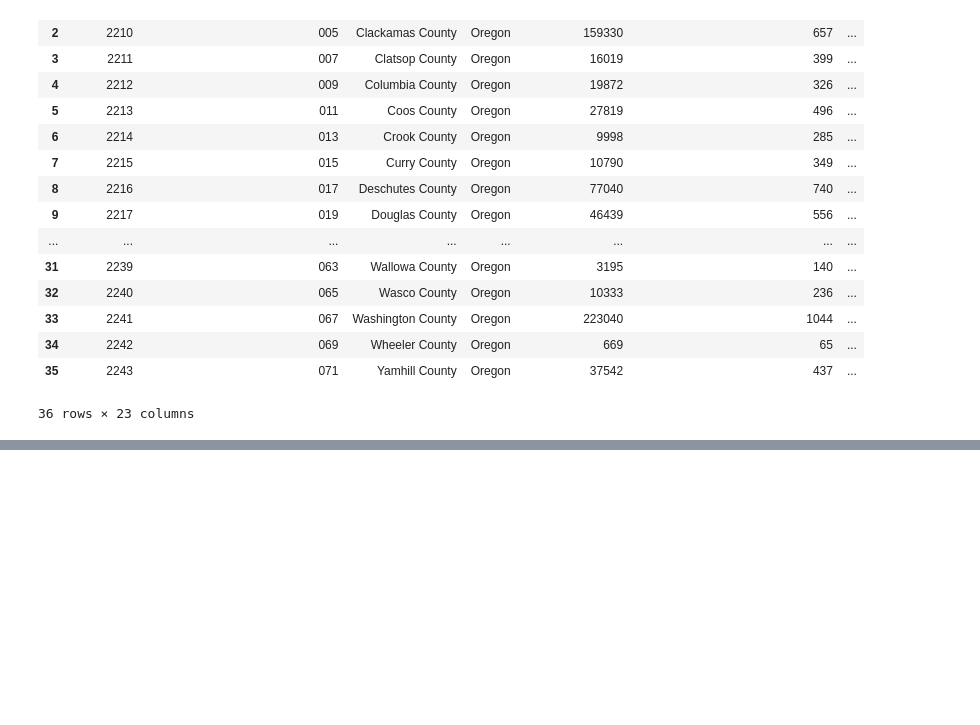
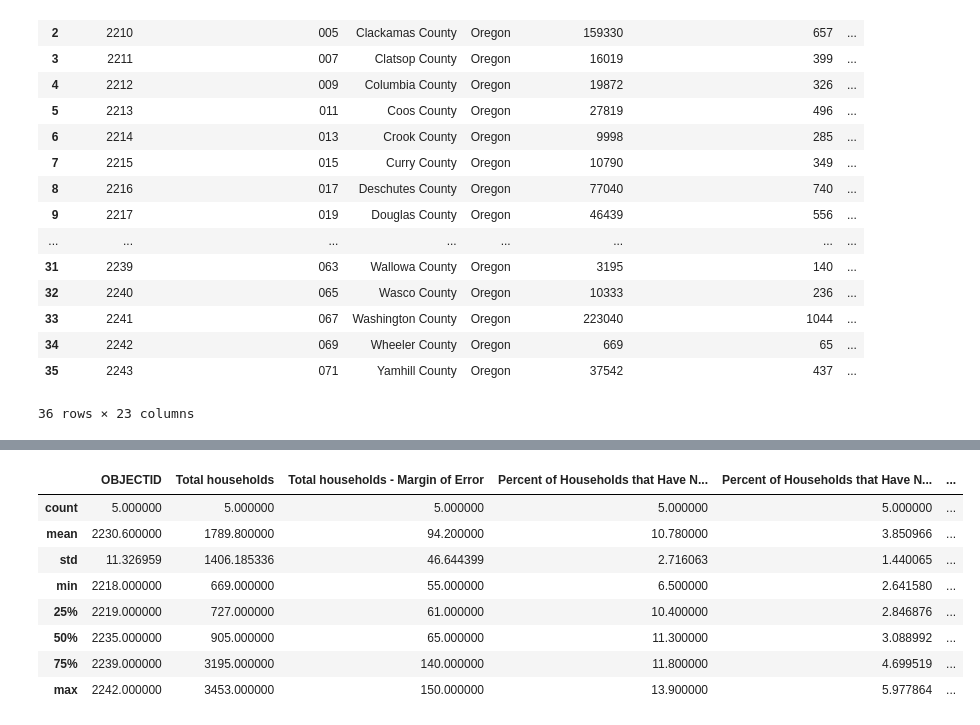
Before and after one commit to ethanheine/community-internet-access, a Jupyter notebook: analysis_testing.ipynb, the cells around one changed output, grey strips where cells are left out. Drawn from its saved outputs; the diff is of its cells as text; code cells hidden in the pictures; blank space fills up the shorter version.

```diff
--- a/analysis_testing.ipynb
+++ b/analysis_testing.ipynb
@@ -376,0 +390,12 @@ Name: Ookla Median Download Speed (Mbps), dtype: float64
+# %%
+rural_counties.describe()
+# %% [output]
+|  | OBJECTID | Total households | Total households - Margin of Error | Percent of Households that Have N... | Percent of Households that Have N... | ... |
+| count | 5.000000 | 5.000000 | 5.000000 | 5.000000 | 5.000000 | ... |
+| mean | 2230.600000 | 1789.800000 | 94.200000 | 10.780000 | 3.850966 | ... |
+| std | 11.326959 | 1406.185336 | 46.644399 | 2.716063 | 1.440065 | ... |
+| min | 2218.000000 | 669.000000 | 55.000000 | 6.500000 | 2.641580 | ... |
+| 25% | 2219.000000 | 727.000000 | 61.000000 | 10.400000 | 2.846876 | ... |
+| 50% | 2235.000000 | 905.000000 | 65.000000 | 11.300000 | 3.088992 | ... |
+| 75% | 2239.000000 | 3195.000000 | 140.000000 | 11.800000 | 4.699519 | ... |
+| max | 2242.000000 | 3453.000000 | 150.000000 | 13.900000 | 5.977864 | ... |
```
Also changed, not shown: parts of 43 cells of this notebook.
